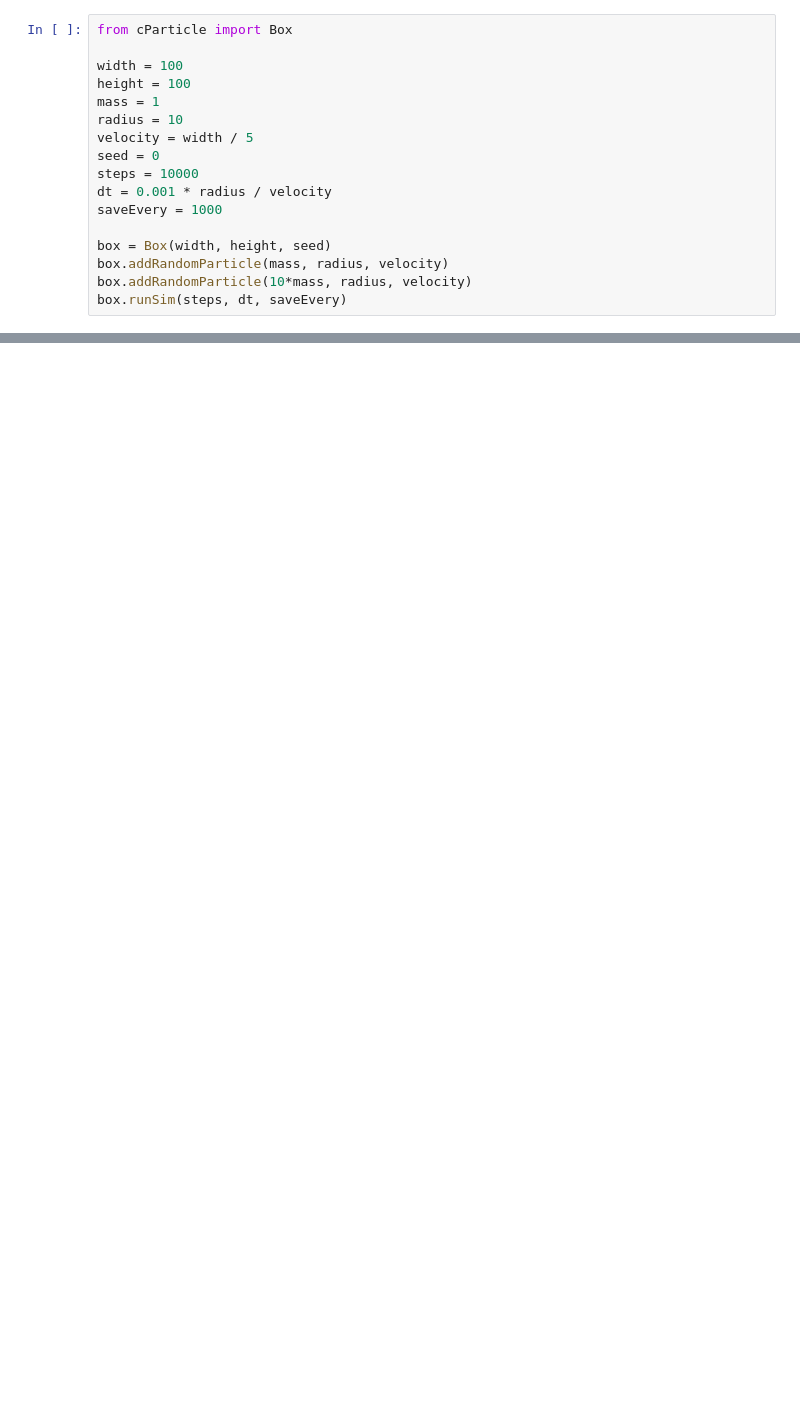
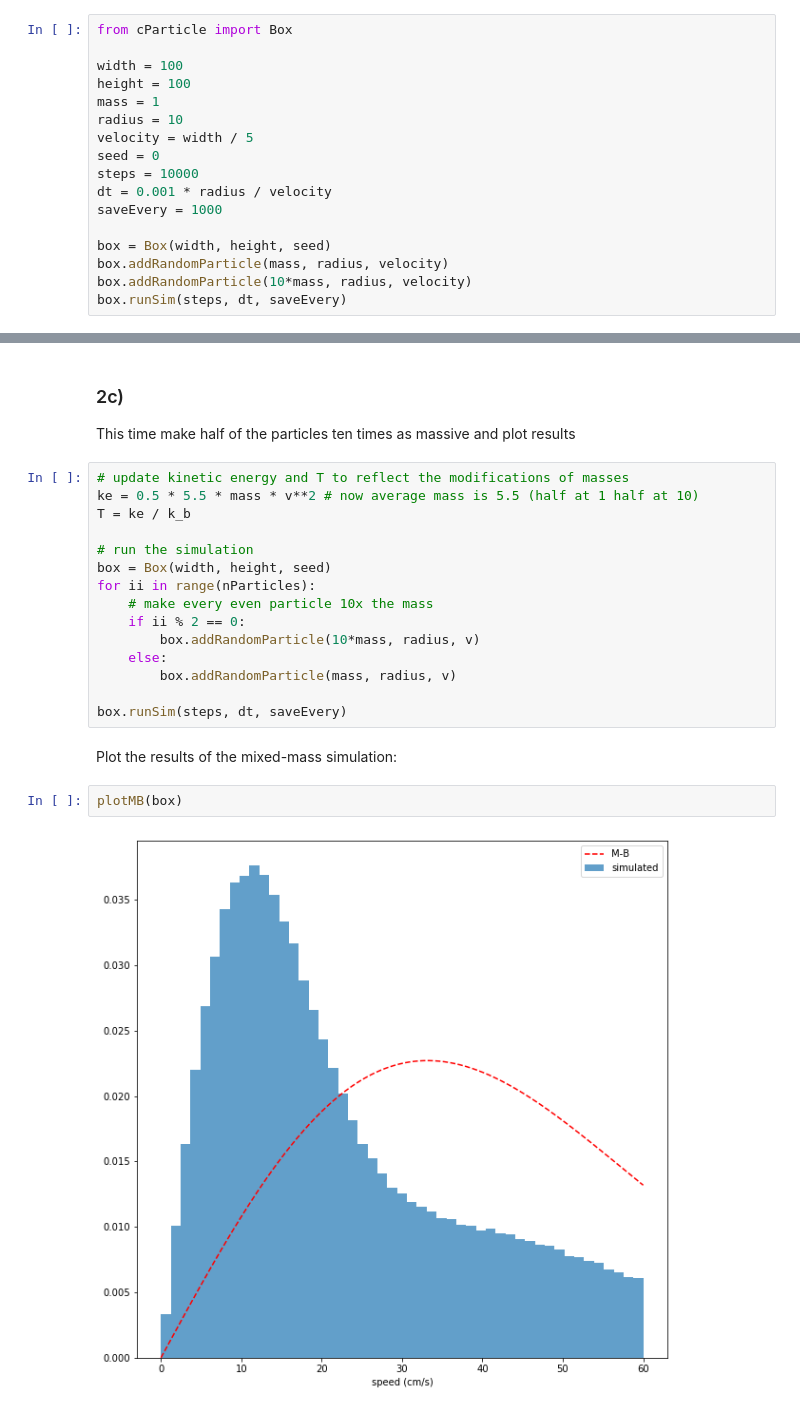
Before and after one commit to csayres/astro507, a Jupyter notebook: hw1/sayreshw1.ipynb, the cells around one changed output, grey strips where cells are left out. Saved outputs shown, nothing was run; the diff lists cells and outputs as text; blank space fills up the shorter version.

```diff
--- a/hw1/sayreshw1.ipynb
+++ b/hw1/sayreshw1.ipynb
@@ -69,0 +194,25 @@ box.runSim(steps, dt, saveEvery)
+# %% [markdown]
+### 2c)
+
+This time make half of the particles ten times as massive and plot results
+# %%
+# update kinetic energy and T to reflect the modifications of masses
+ke = 0.5 * 5.5 * mass * v**2 # now average mass is 5.5 (half at 1 half at 10)
+T = ke / k_b
+
+# run the simulation
+box = Box(width, height, seed)
+for ii in range(nParticles):
+    # make every even particle 10x the mass
+    if ii % 2 == 0:
+        box.addRandomParticle(10*mass, radius, v)
+    else:
+        box.addRandomParticle(mass, radius, v)
+
+box.runSim(steps, dt, saveEvery)
+# %% [markdown]
+Plot the results of the mixed-mass simulation:
+# %%
+plotMB(box)
+# %% [output]
+[figure, added]
```
Also changed, not shown: parts of 29 cells of this notebook, 3 other files.
